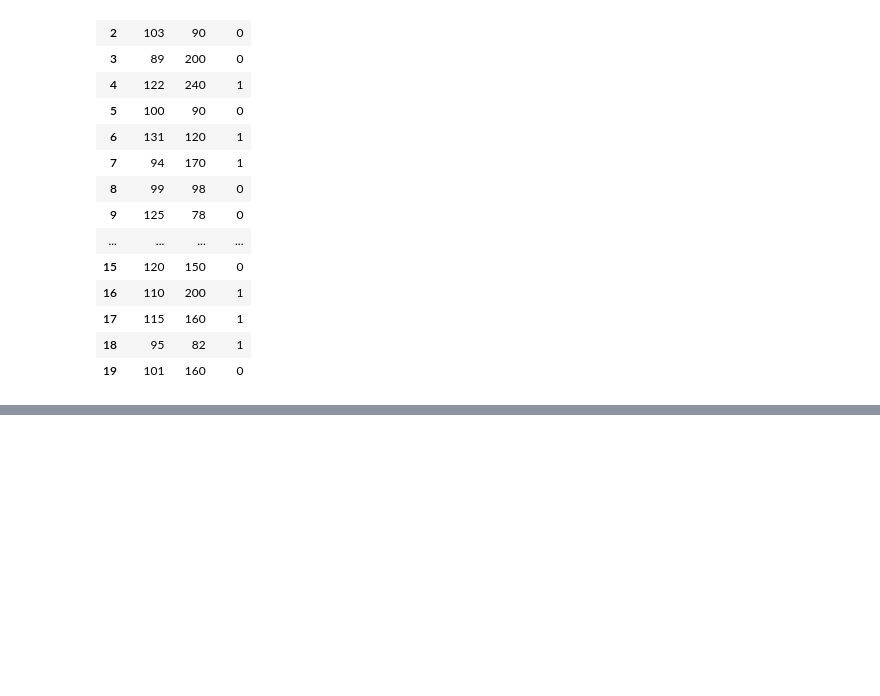
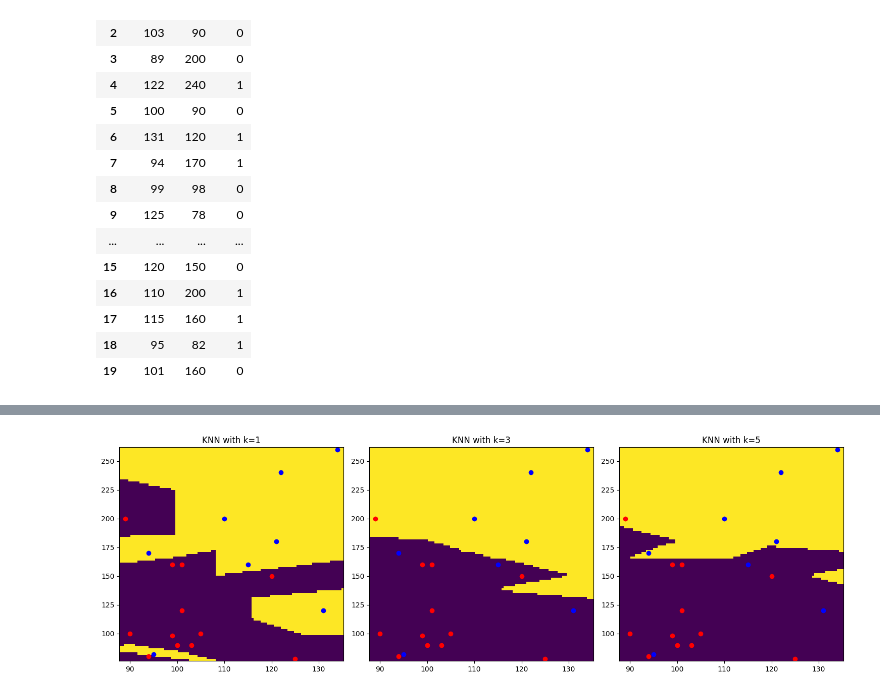
Before and after one commit to ShadaMaayouf/Sem2_Machine_Learning, a Jupyter notebook: KE2_ueberwachtes_Lernen/2_4_Nachste_Nachbarn_Klassifikation/2_4_Naechste_Nachbarn_Klassifikation.ipynb, the cells around one changed output, grey strips where cells are left out. Saved outputs shown, nothing was run; the diff lists cells and outputs as text; code cells hidden in the pictures; blank space fills up the shorter version.

```diff
--- a/KE2_ueberwachtes_Lernen/2_4_Nachste_Nachbarn_Klassifikation/2_4_Naechste_Nachbarn_Klassifikation.ipynb
+++ b/KE2_ueberwachtes_Lernen/2_4_Nachste_Nachbarn_Klassifikation/2_4_Naechste_Nachbarn_Klassifikation.ipynb
@@ -78,10 +73,6 @@ plt.show()
 from sklearn.neighbors import KNeighborsClassifier
 from sklearn.inspection import DecisionBoundaryDisplay
 
-clf = KNeighborsClassifier(n_neighbors=3).fit(X,y)
-
-plt.figure()
-DecisionBoundaryDisplay.from_estimator(clf,X,response_method="predict",plot_method="pcolormesh")
-plt.scatter(df[y==0]["length"], df[y==0]["costs"])
-plt.scatter(df[y==1]["length"], df[y==1]["costs"])
-plt.show()
+clf1 = KNeighborsClassifier(n_neighbors=1).fit(X,y)
+clf3 = KNeighborsClassifier(n_neighbors=3).fit(X,y)
+clf5 = KNeighborsClassifier(n_neighbors=5).fit(X,y)
@@ -87,0 +88,19 @@ plt.show()
+# %%
+# Create a figure and a grid of subplots
+fig, axs = plt.subplots(nrows=1, ncols=3, figsize=(15, 5))
+
+for clf, ax in zip([clf1, clf3, clf5], axs):
+    DecisionBoundaryDisplay.from_estimator(clf, X, response_method="predict", plot_method="pcolormesh", ax=ax)
+    ax.scatter(D_movies[y==0]["length"], D_movies[y==0]["costs"], color='red')
+    ax.scatter(D_movies[y==1]["length"], D_movies[y==1]["costs"], color='blue')
+
+
+axs[0].set_title('KNN with k=1')
+axs[1].set_title('KNN with k=3')
+axs[2].set_title('KNN with k=5')
+
+# Display the figure with the grid of subplots
+plt.tight_layout()
+plt.show()
+# %% [output]
+[figure, added]
```
Also changed, not shown: parts of 14 cells of this notebook.
